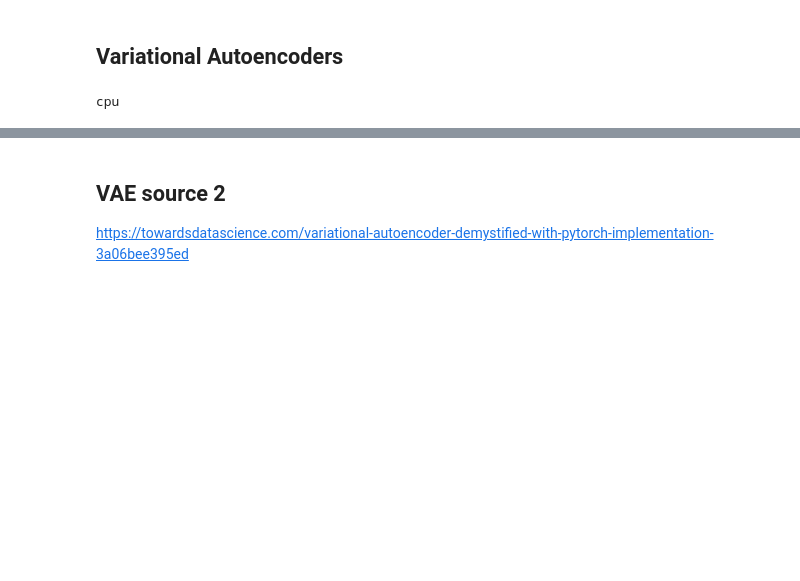
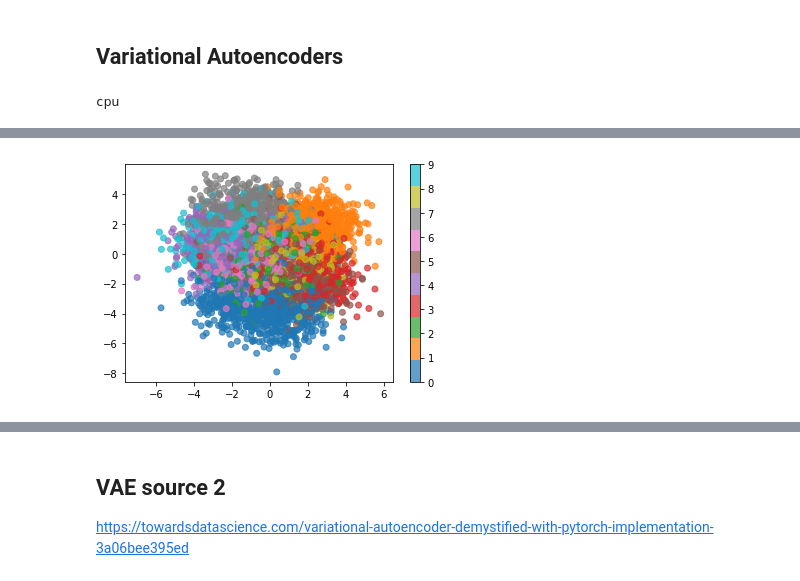
Before and after one commit to ryanquinnnelson/CMU-02712-VAE-Protein-Generation, a Jupyter notebook: vae_ryann.ipynb, the cells around one changed output, grey strips where cells are left out. Saved outputs shown, nothing was run; the diff lists cells and outputs as text; code cells hidden in the pictures; blank space fills up the shorter version.

```diff
--- a/vae_ryann.ipynb
+++ b/vae_ryann.ipynb
@@ -35,9 +35,9 @@ import torchvision
 # %%
 def plot_latent(autoencoder, data, num_batches=100):
     for i, (x, y) in enumerate(data):
-        z = autoencoder.encoder(x.to(device))
+        z, mu, sigma = autoencoder.Encoder(x.to(device))
         z = z.to('cpu').detach().numpy()
-        plt.scatter(z[:, 0], z[:, 1], c=y, cmap='tab10')
+        plt.scatter(z[:, 0], z[:, 1], c=y, cmap='tab10',alpha=0.7)
         if i > num_batches:
             plt.colorbar()
             break
@@ -67,10 +67,10 @@ hidden_sizes = [512,256,128,2]
 
 vae = models2.VariationalAutoencoder(input_size, hidden_sizes)
 # %%
-def train(autoencoder, data, epochs=20):
+def train(autoencoder, data, epochs=40):
     opt = torch.optim.Adam(autoencoder.parameters())
-    total_loss = 0.0
     for epoch in range(epochs):
+        total_loss = 0.0
         for x, y in data:
             x = x.to(device) # GPU
             opt.zero_grad()
@@ -80,7 +80,10 @@ def train(autoencoder, data, epochs=20):
 
             # calculate loss
             # KL divergence of N(mu,sigma) from N(0,1)
+            # consider adding burn-in counter for KL
             kl = (sigma ** 2 + mu ** 2 - torch.log(sigma) - 1/2).sum()
+
+            #kl_loss = 0.5 * (torch.exp(z_var) + z_mu**2 - z_var - 1.).sum()
 
             # difference of predictions
             mse = ((x - x_hat)**2).sum()
@@ -89,7 +92,7 @@ def train(autoencoder, data, epochs=20):
 
             loss.backward()
             opt.step()
-        print(f'epoch {epoch} loss:{total_loss /= len(self.data)}')
+        print(f'epoch {epoch} loss:{total_loss / len(data)}')
     return autoencoder
 # %%
 device = 'cuda' if torch.cuda.is_available() else 'cpu'
@@ -114,2 +123,6 @@ plot_latent(vae, data)
+# %%
+plot_latent(vae, data) # after 40 epochs
+# %% [output]
+[figure, added]
 # %%
 plot_reconstructed(vae, r0=(-3, 3), r1=(-3, 3))
```
Also changed, not shown: parts of 4 cells of this notebook, 1 other file.
